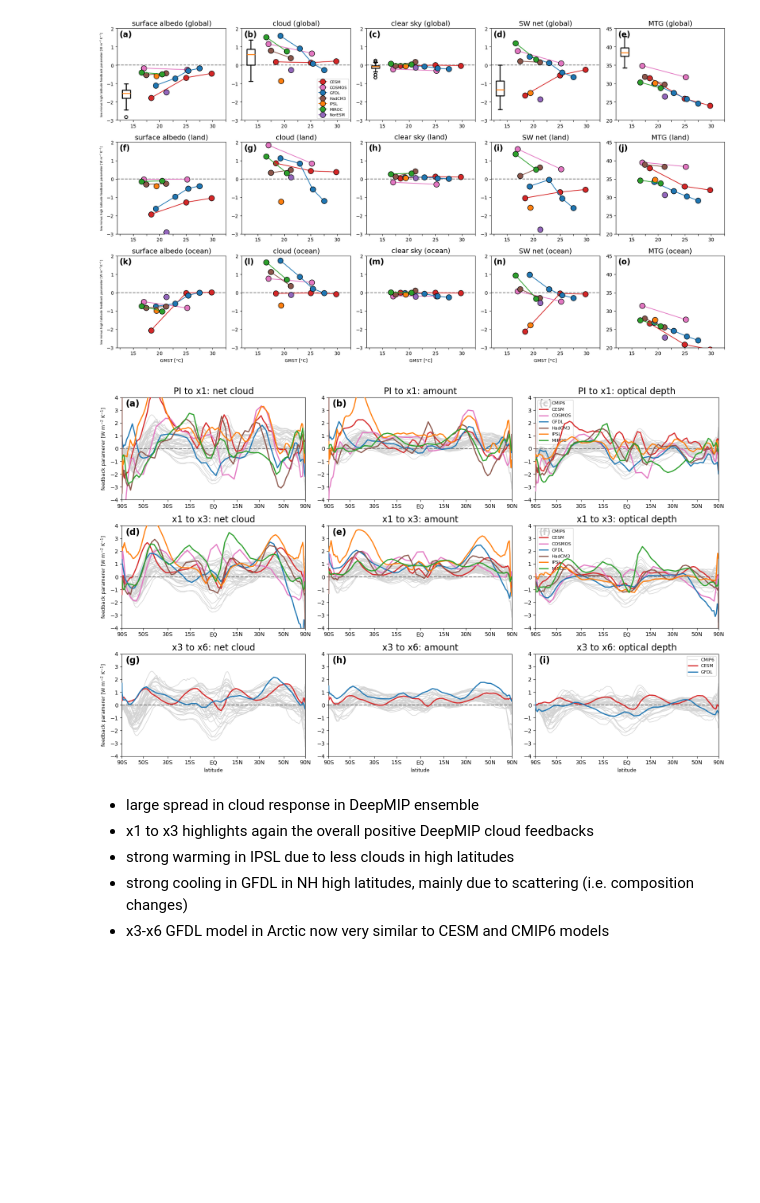
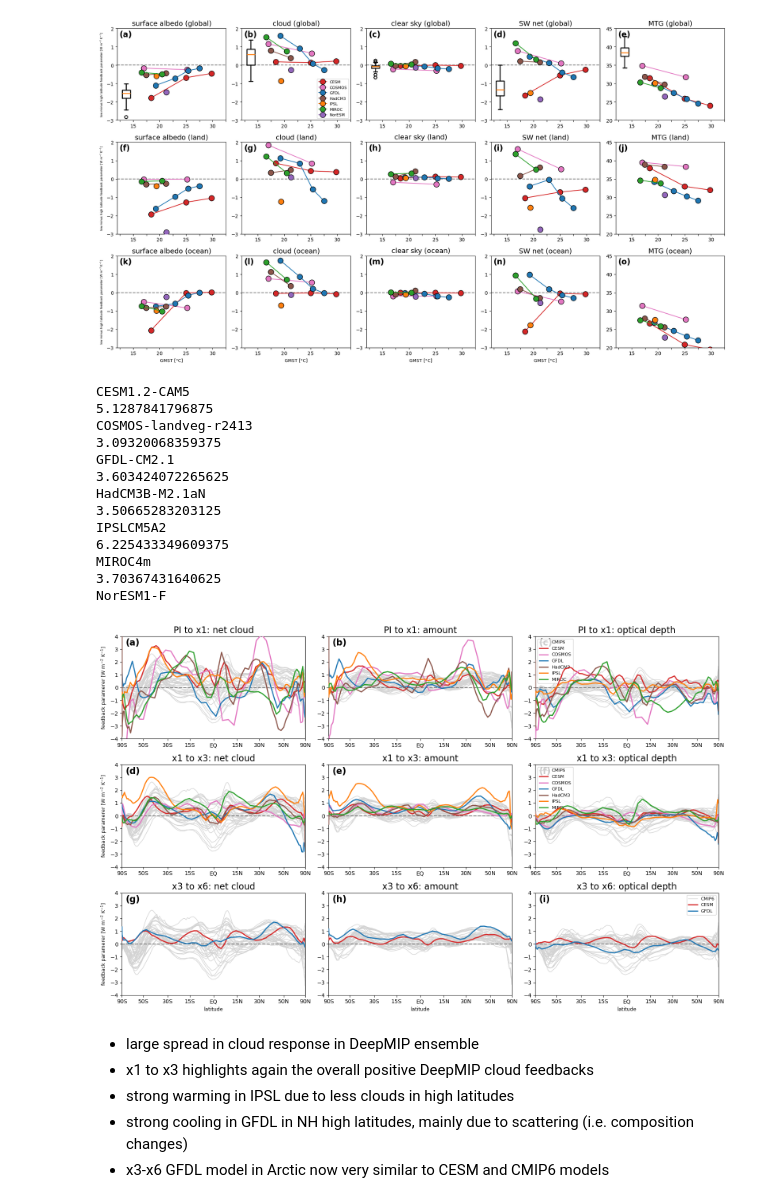
Before and after one commit to sebsteinig/aprp_deepmip, a Jupyter notebook: code/plot_aprp_overview.ipynb, the cells around one changed output. Saved outputs shown, nothing was run; the diff lists cells and outputs as text; code cells hidden in the pictures; blank space fills up the shorter version.

```diff
--- a/code/plot_aprp_overview.ipynb
+++ b/code/plot_aprp_overview.ipynb
@@ -751,6 +751,7 @@ for model in os.listdir(cmip_dir + "piControl/"):
 
 for model in deepmip_dict.keys():
 
+    print(model)
     if model == 'NorESM1-F':
         continue
     elif model == 'IPSLCM5A2':
@@ -775,6 +776,7 @@ for model in deepmip_dict.keys():
     gmst2     = aprp_1_ym['tas2'].weighted(coslat).mean(('lat','lon')) - 273.15
     dT1        = (gmst2 - gmst1).values
 
+    print(dT1)
     gmst1     = aprp_2_ym['tas1'].weighted(coslat).mean(('lat','lon')) - 273.15
     gmst2     = aprp_2_ym['tas2'].weighted(coslat).mean(('lat','lon')) - 273.15
     dT2       = (gmst2 - gmst1).values
@@ -793,21 +795,21 @@ for model in deepmip_dict.keys():
     for var_idx, var in enumerate(var_list):
 
         if var == 'cld_ga':
-            cld_ga = aprp_1_ym['cld_ga'].mean('lon') / dT
-            cld_mu = aprp_1_ym['cld_mu'].mean('lon') / dT
+            cld_ga = aprp_1_ym['cld_ga'].mean('lon') / dT1
+            cld_mu = aprp_1_ym['cld_mu'].mean('lon') / dT1
             aprp_1_ym_zm = cld_ga + cld_mu
         else:
-            aprp_1_ym_zm = aprp_1_ym[var].mean('lon') / dT
+            aprp_1_ym_zm = aprp_1_ym[var].mean('lon') / dT1
         # aprp_1_ym_zm = aprp_1_ym[var].mean('lon') / dT1
         axs[0,var_idx].set_title("PI to x1: " + titles[var_idx], fontsize=16)
         axs[0,var_idx].plot(np.sin(np.radians(aprp_1_ym.lat)), aprp_1_ym_zm, linewidth=2, color=deepmip_dict[model]['pcolor'], label=deepmip_dict[model]['group'], zorder=999 )
 
         if var == 'cld_ga':
-            cld_ga = aprp_2_ym['cld_ga'].mean('lon') / dT
-            cld_mu = aprp_2_ym['cld_mu'].mean('lon') / dT
+            cld_ga = aprp_2_ym['cld_ga'].mean('lon') / dT2
+            cld_mu = aprp_2_ym['cld_mu'].mean('lon') / dT2
             aprp_2_ym_zm = cld_ga + cld_mu
         else:
-            aprp_2_ym_zm = aprp_2_ym[var].mean('lon') / dT
+            aprp_2_ym_zm = aprp_2_ym[var].mean('lon') / dT2
         # aprp_2_ym_zm = aprp_2_ym[var].mean('lon') / dT2
         axs[1,var_idx].set_title("x1 to x3: " + titles[var_idx], fontsize=16)
         axs[1,var_idx].plot(np.sin(np.radians(aprp_2_ym.lat)), aprp_2_ym_zm, linewidth=2, color=deepmip_dict[model]['pcolor'], label=deepmip_dict[model]['group'], zorder=999 )
@@ -815,11 +817,11 @@ for model in deepmip_dict.keys():
         if model == 'CESM1.2-CAM5' or model == 'GFDL-CM2.1':
 
             if var == 'cld_ga':
-                cld_ga = aprp_3_ym['cld_ga'].mean('lon') / dT
-                cld_mu = aprp_3_ym['cld_mu'].mean('lon') / dT
+                cld_ga = aprp_3_ym['cld_ga'].mean('lon') / dT3
+                cld_mu = aprp_3_ym['cld_mu'].mean('lon') / dT3
                 aprp_3_ym_zm = cld_ga + cld_mu
             else:
-                aprp_3_ym_zm = aprp_3_ym[var].mean('lon') / dT
+                aprp_3_ym_zm = aprp_3_ym[var].mean('lon') / dT3
             # aprp_3_ym_zm = aprp_3_ym[var].mean('lon') / dT3
             axs[2,var_idx].set_title("x3 to x6: " + titles[var_idx], fontsize=16)
             axs[2,var_idx].plot(np.sin(np.radians(aprp_3_ym.lat)), aprp_3_ym_zm, linewidth=2, color=deepmip_dict[model]['pcolor'], label=deepmip_dict[model]['group'], zorder=999 )
@@ -831,34 +833,47 @@ for ax in axs.flat:
     ax.set_ylim([-4, 4])
     ax.set_xlim([np.sin(np.radians(-90)), np.sin(np.radians(90))])
     # Setting custom x-axis ticks and labels
     tick_positions = np.sin(np.radians(np.array([-90, -50, -30, -15, 0, 15, 30, 50, 90])))
     tick_labels = ['90S', '50S', '30S', '15S', 'EQ', '15N', '30N', '50N', '90N']
     ax.set_xticks(tick_positions, tick_labels)
     ax.text(0.02, 0.98, panels[plot_num], transform=ax.transAxes, fontsize=16, fontweight='bold', va='top')
     plot_num += 1
     # ax.set_xticks([12.5,15,17.5,20,22.5,25,27.5,30,32.5], ["","15","","20","","25","","30",""])
 
 # axs[0,0].legend( prop={"size": 10}, bbox_to_anchor=(-0.17, 0.8))
 # axs[1,0].legend( prop={"size": 10}, bbox_to_anchor=(-0.17, 0.8))
 # axs[2,0].legend( prop={"size": 10}, bbox_to_anchor=(-0.17, 0.8))
 
 axs[0,2].legend( prop={"size": 8})
 axs[1,2].legend( prop={"size": 8})
 axs[2,2].legend( prop={"size": 8})
 
 axs[2,0].set_xlabel('latitude', fontsize=9)
 axs[2,1].set_xlabel('latitude', fontsize=9)
 axs[2,2].set_xlabel('latitude', fontsize=9)
 
 axs[0,0].set_ylabel('feedback paramerer [W m$^{-2}$ K$^{-1}$]', fontsize=9)
 axs[1,0].set_ylabel('feedback paramerer [W m$^{-2}$ K$^{-1}$]', fontsize=9)
 axs[2,0].set_ylabel('feedback paramerer [W m$^{-2}$ K$^{-1}$]', fontsize=9)
 
 fig.tight_layout()
 
 fig.savefig(figure_dir + '/zonal_mean_cloud_feedbacks.pdf', bbox_inches='tight')
 # %% [output]
+CESM1.2-CAM5
+5.1287841796875
+COSMOS-landveg-r2413
+3.09320068359375
+GFDL-CM2.1
+3.603424072265625
+HadCM3B-M2.1aN
+3.50665283203125
+IPSLCM5A2
+6.225433349609375
+MIROC4m
+3.70367431640625
+NorESM1-F
-[figure, old version]
+[figure, new version]
 # %% [markdown]
 - large spread in cloud response in DeepMIP ensemble
 - x1 to x3 highlights again the overall positive DeepMIP cloud feedbacks
```
Also changed, not shown: parts of 2 cells of this notebook, 18 other files.
